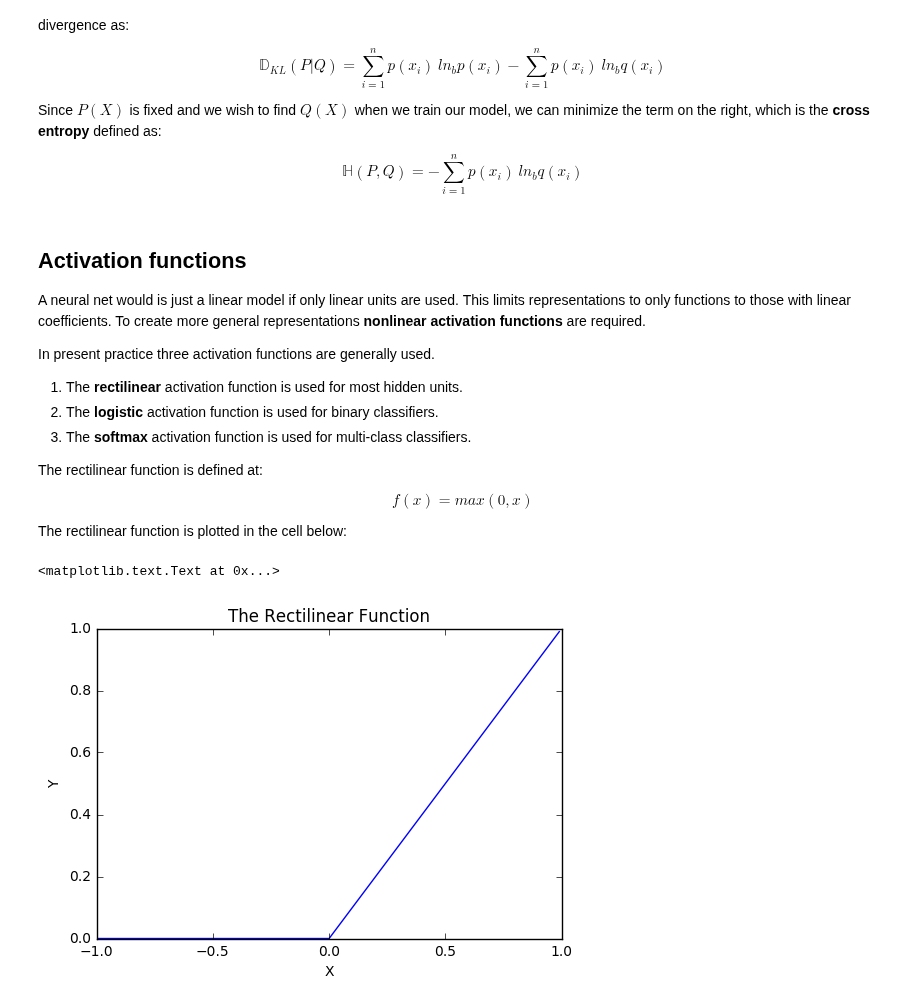
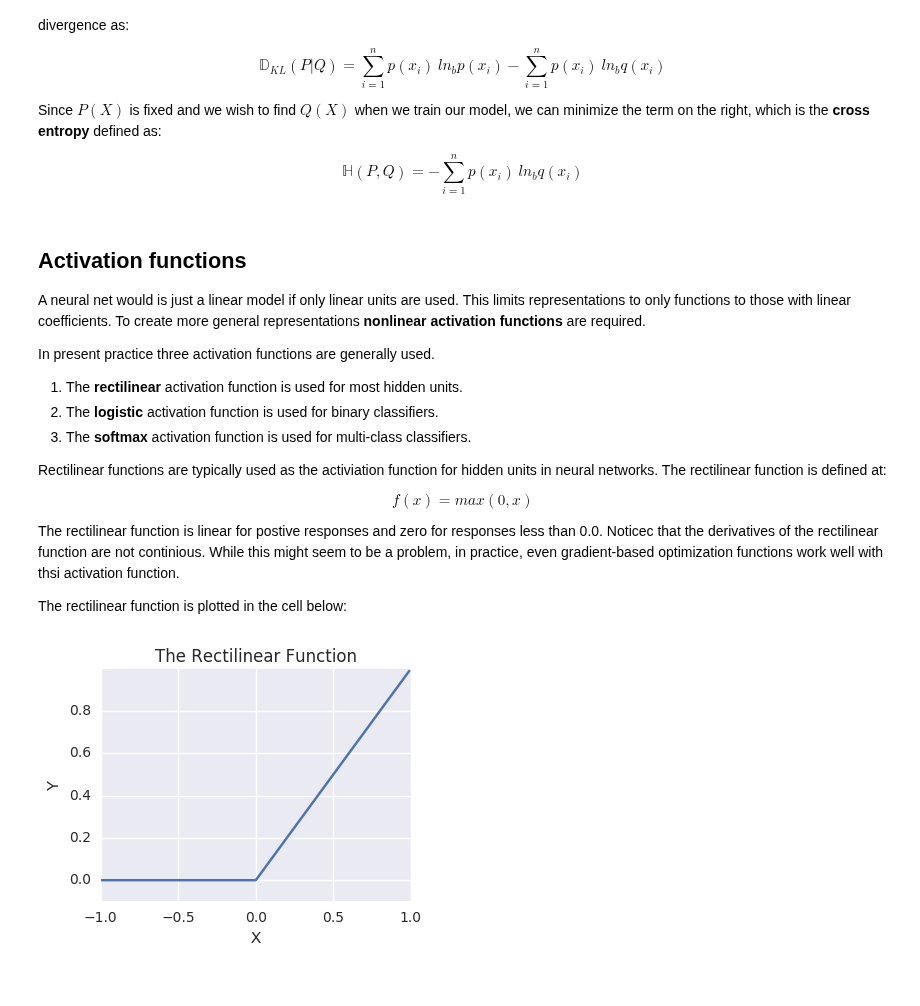
Before and after one commit to StephenElston/MachineLearning530, a Jupyter notebook: Lesson1/IntrotoDeepForwardNetworks.ipynb, the cells around one changed output. Cells and saved outputs as stored; diff of their text form; code cells hidden in the pictures.

Commit message:
Added section on activation function

```diff
--- a/Lesson1/IntrotoDeepForwardNetworks.ipynb
+++ b/Lesson1/IntrotoDeepForwardNetworks.ipynb
@@ -67,20 +67,29 @@ In present practice three activation functions are generally used.
 2. The **logistic** activation function is used for binary classifiers.
 3. The **softmax** activation function is used for multi-class classifiers.
 
-The rectilinear function is defined at:
+Rectilinear functions are typically used as the activiation function for hidden units in neural networks. The rectilinear function is defined at:
 
 $$f(x) = max(0, x)$$
 
+The rectilinear function is linear for postive responses and zero for responses less than 0.0. Noticec that the derivatives of the rectilinear function are not continious. While this might seem to be a problem, in practice, even gradient-based optimization functions work well with thsi activation function.
+
 The rectilinear function is plotted in the cell below:
 # %%
 %matplotlib inline
 import matplotlib.pyplot as plt
+import seaborn as sns
+## Compute the lectilinear function
 x = [float(x)/100 for x in range(-100, 100)]
 y = [max(0, y) for y in x]
-plt.plot(x,y)
-plt.title('The Rectilinear Function')
-plt.xlabel('X')
-plt.ylabel('Y')
+## Plot the result
+def plot_figs(x,y,title, figsize = (4, 3)):
+    plt.figure(figsize=figsize).gca() # define axis
+    sns.set_style("darkgrid")
+    plt.plot(x, y)
+    plt.ylim((-0.1,1.0))
+    plt.title(title)
+    plt.xlabel('X')
+    plt.ylabel('Y')
+plot_figs(x,y,'The Rectilinear Function')
 # %% [output]
-<matplotlib.text.Text at 0x...>
-[figure, old version]
+[figure, new version]
```
Also changed, not shown: parts of 2 cells of this notebook.
